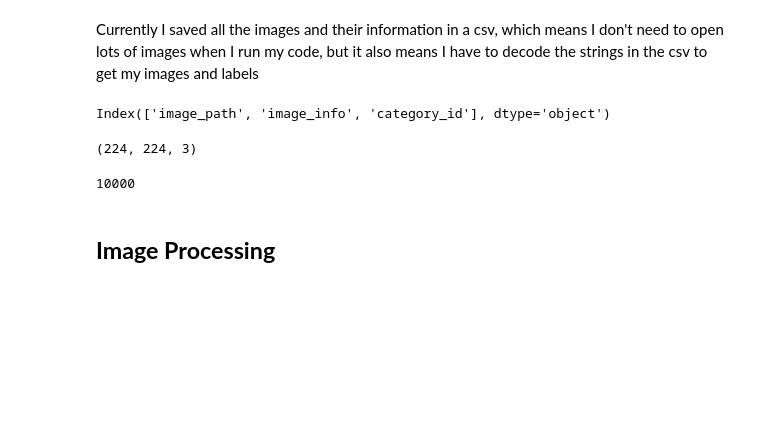
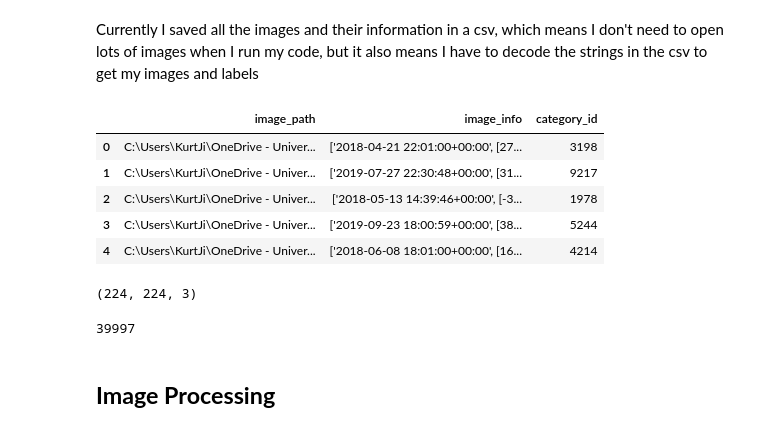
Before and after one commit to kurt980/Image, a Jupyter notebook: Model_1.ipynb, the cells around one changed output. Cells and saved outputs as stored; diff of their text form; code cells hidden in the pictures; blank space fills up the shorter version.

```diff
--- a/Model_1.ipynb
+++ b/Model_1.ipynb
@@ -18,7 +18,3 @@ Currently I saved all the images and their information in a csv, which means I d
 train_df = pd.read_csv("C:\\Users\\KurtJi\\OneDrive - University of Illinois - Urbana\\Desktop\\Personal Projects\\data\\inaturalist\\data_csv\\train_dataset.csv")
 val_df = pd.read_csv("C:\\Users\\KurtJi\\OneDrive - University of Illinois - Urbana\\Desktop\\Personal Projects\\data\\inaturalist\\data_csv\\val_dataset.csv")
 test_df = pd.read_csv("C:\\Users\\KurtJi\\OneDrive - University of Illinois - Urbana\\Desktop\\Personal Projects\\data\\inaturalist\\data_csv\\test_dataset.csv")
-# %%
-val_df.columns
-# %% [output]
-Index(['image_path', 'image_info', 'category_id'], dtype='object')
@@ -25,3 +24,12 @@ Index(['image_path', 'image_info', 'category_id'], dtype='object')
+# %%
+train_df.head()
+# %% [output]
+|  | image_path | image_info | category_id |
+| 0 | C:\Users\KurtJi\OneDrive - Univer... | ['2018-04-21 22:01:00+00:00', [27... | 3198 |
+| 1 | C:\Users\KurtJi\OneDrive - Univer... | ['2019-07-27 22:30:48+00:00', [31... | 9217 |
+| 2 | C:\Users\KurtJi\OneDrive - Univer... | ['2018-05-13 14:39:46+00:00', [-3... | 1978 |
+| 3 | C:\Users\KurtJi\OneDrive - Univer... | ['2019-09-23 18:00:59+00:00', [38... | 5244 |
+| 4 | C:\Users\KurtJi\OneDrive - Univer... | ['2018-06-08 18:01:00+00:00', [16... | 4214 |
 # %%
 def get_image_label(cateid: int, categories, type: str):
     # categories should look like this: test_ann['categories']
@@ -76,9 +92,9 @@ np.shape(train_data[99])
 # %% [output]
 (224, 224, 3)
 # %%
-len(val_data)
+len(train_data)
 # %% [output]
-10000
+39997
 # %% [markdown]
 ## **Image Processing**
 # %% [markdown]
```
Also changed, not shown: parts of 21 cells of this notebook, 1 other file.
